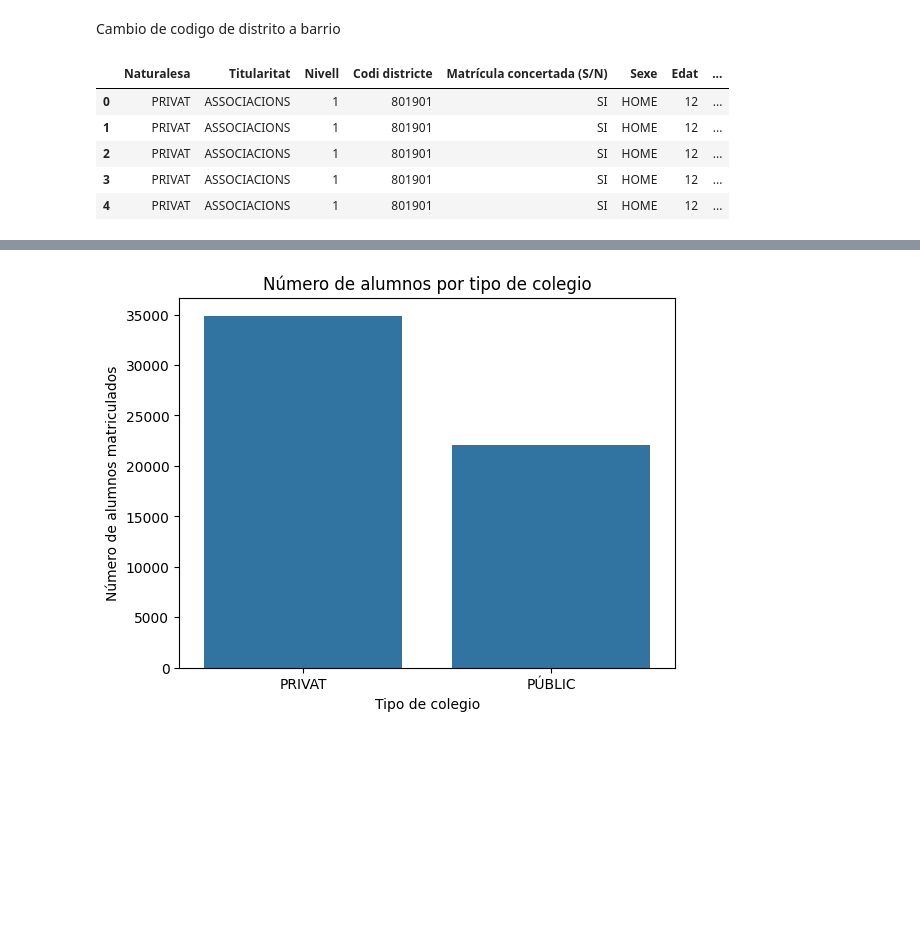
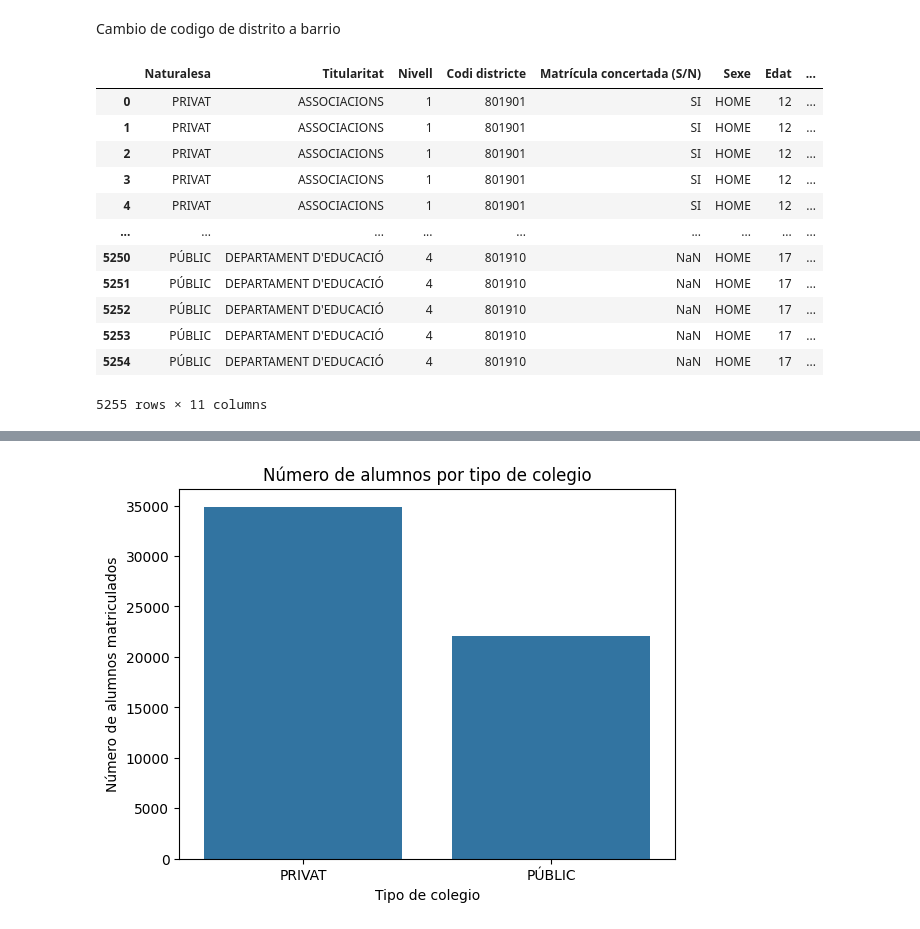
Before and after one commit to annaszymanskicortes/truco-o-dato, a Jupyter notebook: notebook_julia.ipynb, the cells around one changed output, grey strips where cells are left out. Saved outputs shown, nothing was run; the diff lists cells and outputs as text; code cells hidden in the pictures; blank space fills up the shorter version.

```diff
--- a/notebook_julia.ipynb
+++ b/notebook_julia.ipynb
@@ -376,31 +429,38 @@ gdf_barrios = gpd.read_file("barcelona_barris_clean.geojson")
 gdf_barrios.columns = gdf_barrios.columns.str.lower().str.replace(" ", "_")
 
 # 3) Seleccionar solo columnas que necesitamos
 # NOTA: usamos "nom_districte" para el nombre del distrito
 df_barrios = gdf_barrios[["codi_districte", "nom_districte"]].drop_duplicates()
 
 # 4) Extraer último dígito del código de distrito en tu CSV
 df_caracteristics["codi_districte_num"] = df_caracteristics["Codi districte"].astype(str).str[-2:].astype(int)
 
 # 5) Hacer merge con el GeoJSON para obtener el nombre del distrito
 df_caracter = df_caracteristics.merge(
     df_barrios,
     left_on="codi_districte_num",   # último dígito de tu CSV
     right_on="codi_districte",      # columna del GeoJSON
     how="left"
 )
 
 # 6) Opcional: eliminar columnas de códigos
 df_caracter = df_caracter.drop(columns=["codi_districte", "codi_districte_num"])
 
 # 7) Renombrar columna si quieres
 df_caracter = df_caracter.rename(columns={"nom_districte": "Districte"})
 
-df_caracter.head()
+df_caracter
 # %% [output]
 |  | Naturalesa | Titularitat | Nivell | Codi districte | Matrícula concertada (S/N) | Sexe | Edat | ... |
 | 0 | PRIVAT | ASSOCIACIONS | 1 | 801901 | SI | HOME | 12 | ... |
 | 1 | PRIVAT | ASSOCIACIONS | 1 | 801901 | SI | HOME | 12 | ... |
 | 2 | PRIVAT | ASSOCIACIONS | 1 | 801901 | SI | HOME | 12 | ... |
 | 3 | PRIVAT | ASSOCIACIONS | 1 | 801901 | SI | HOME | 12 | ... |
 | 4 | PRIVAT | ASSOCIACIONS | 1 | 801901 | SI | HOME | 12 | ... |
+| ... | ... | ... | ... | ... | ... | ... | ... | ... |
+| 5250 | PÚBLIC | DEPARTAMENT D'EDUCACIÓ | 4 | 801910 | NaN | HOME | 17 | ... |
+| 5251 | PÚBLIC | DEPARTAMENT D'EDUCACIÓ | 4 | 801910 | NaN | HOME | 17 | ... |
+| 5252 | PÚBLIC | DEPARTAMENT D'EDUCACIÓ | 4 | 801910 | NaN | HOME | 17 | ... |
+| 5253 | PÚBLIC | DEPARTAMENT D'EDUCACIÓ | 4 | 801910 | NaN | HOME | 17 | ... |
+| 5254 | PÚBLIC | DEPARTAMENT D'EDUCACIÓ | 4 | 801910 | NaN | HOME | 17 | ... |
+5255 rows × 11 columns
```
Also changed, not shown: parts of 46 cells of this notebook, 3 other files.
